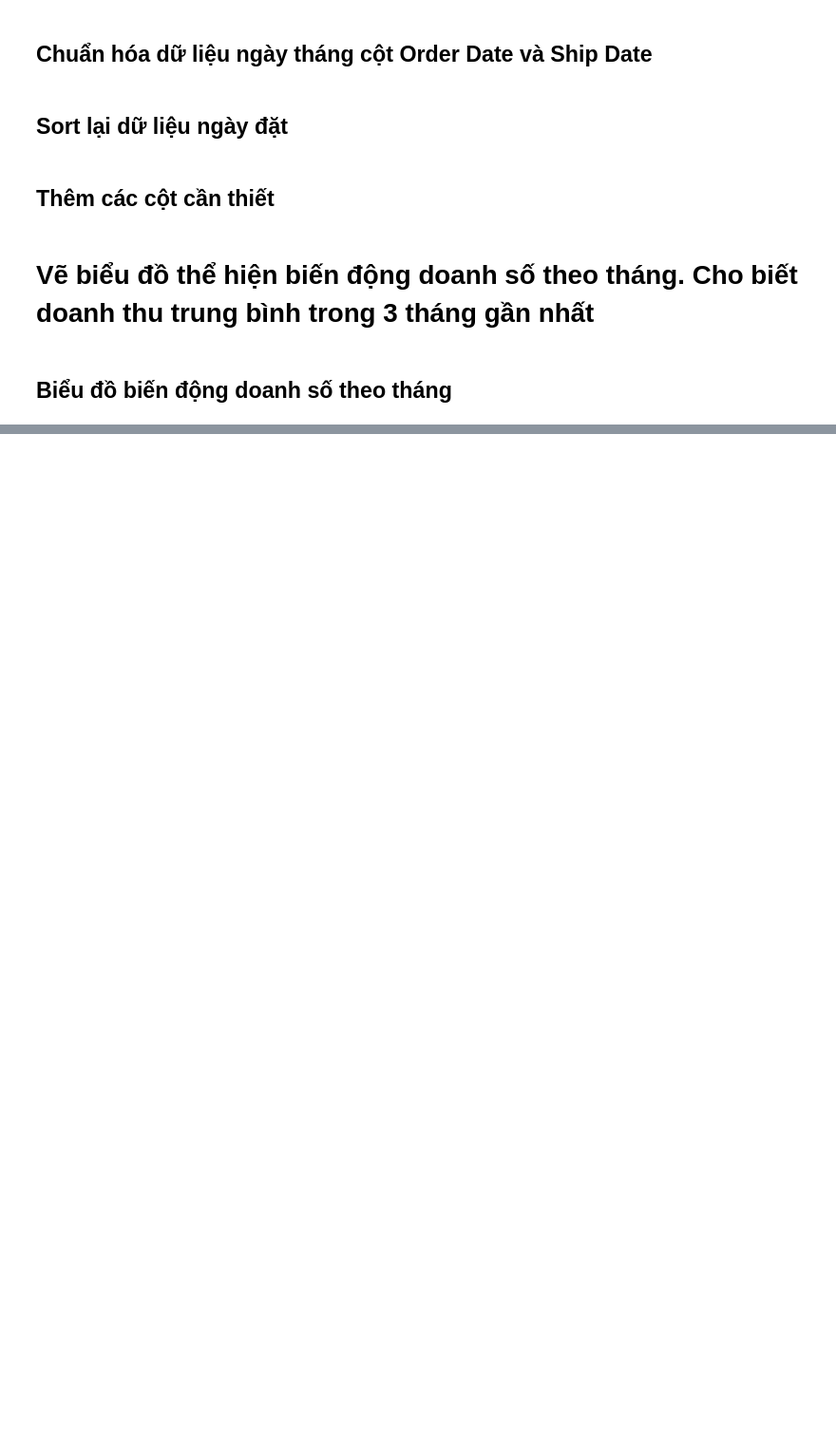
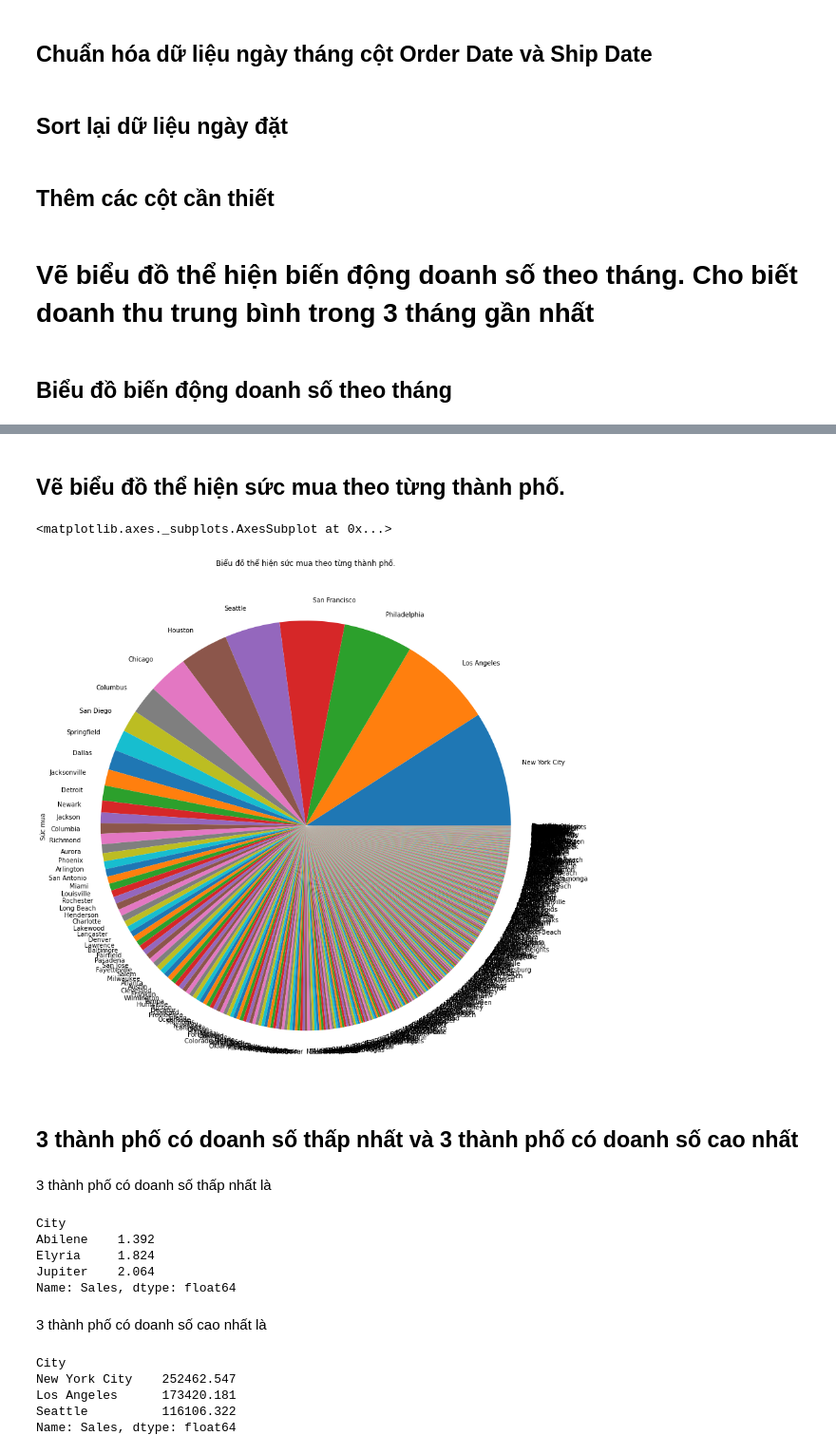
Before and after one commit to sonsiho/PythonForEngineer, a Jupyter notebook: Assignment.ipynb, the cells around one changed output, grey strips where cells are left out. Shown at 95% size. Saved outputs shown, nothing was run; the diff lists cells and outputs as text; code cells hidden in the pictures; blank space fills up the shorter version.

```diff
--- a/Assignment.ipynb
+++ b/Assignment.ipynb
@@ -368,0 +220,9 @@ sales
+# %% [markdown]
+## Vẽ biểu đồ thể hiện sức mua theo từng thành phố.
+# %%
+df['City'].value_counts().plot(kind='pie',figsize = (20,15),xlabel= 'Thành phố',ylabel='Sức mua',title='Biểu đồ thể hiện sức mua theo từng thành phố.')
+# %% [output]
+<matplotlib.axes._subplots.AxesSubplot at 0x...>
+[figure, added]
+# %% [markdown]
+## 3 thành phố có doanh số thấp nhất và 3 thành phố có doanh số cao nhất
@@ -368,0 +231,20 @@ sales
+# %% [markdown]
+3 thành phố có doanh số thấp nhất là
+# %%
+df_revenue_by_city.sort_values(ascending=True).head(3)
+# %% [output]
+City
+Abilene    1.392
+Elyria     1.824
+Jupiter    2.064
+Name: Sales, dtype: float64
+# %% [markdown]
+3 thành phố có doanh số cao nhất là
+# %%
+df_revenue_by_city.sort_values(ascending=False).head(3)
+# %% [output]
+City
+New York City    252462.547
+Los Angeles      173420.181
+Seattle          116106.322
+Name: Sales, dtype: float64
```
Also changed, not shown: parts of 62 cells of this notebook.
